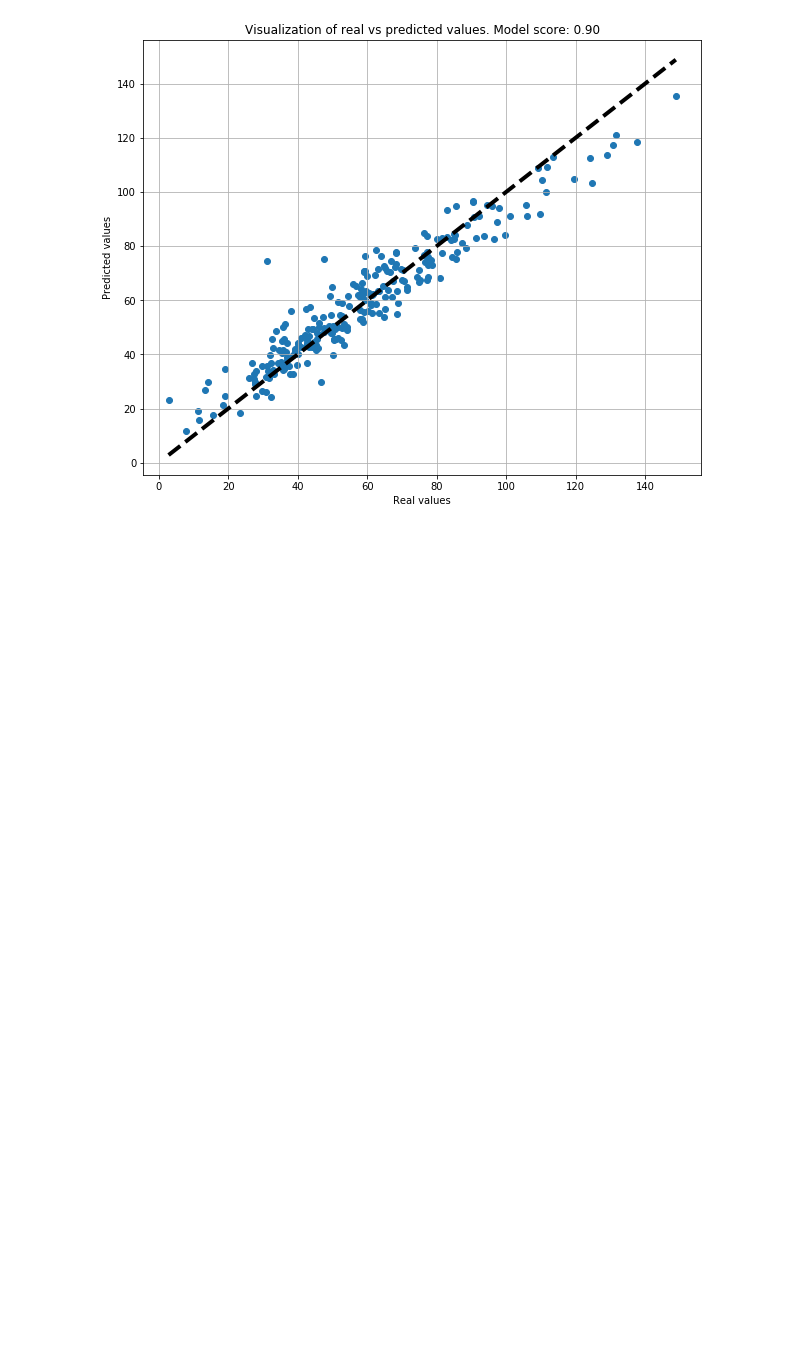
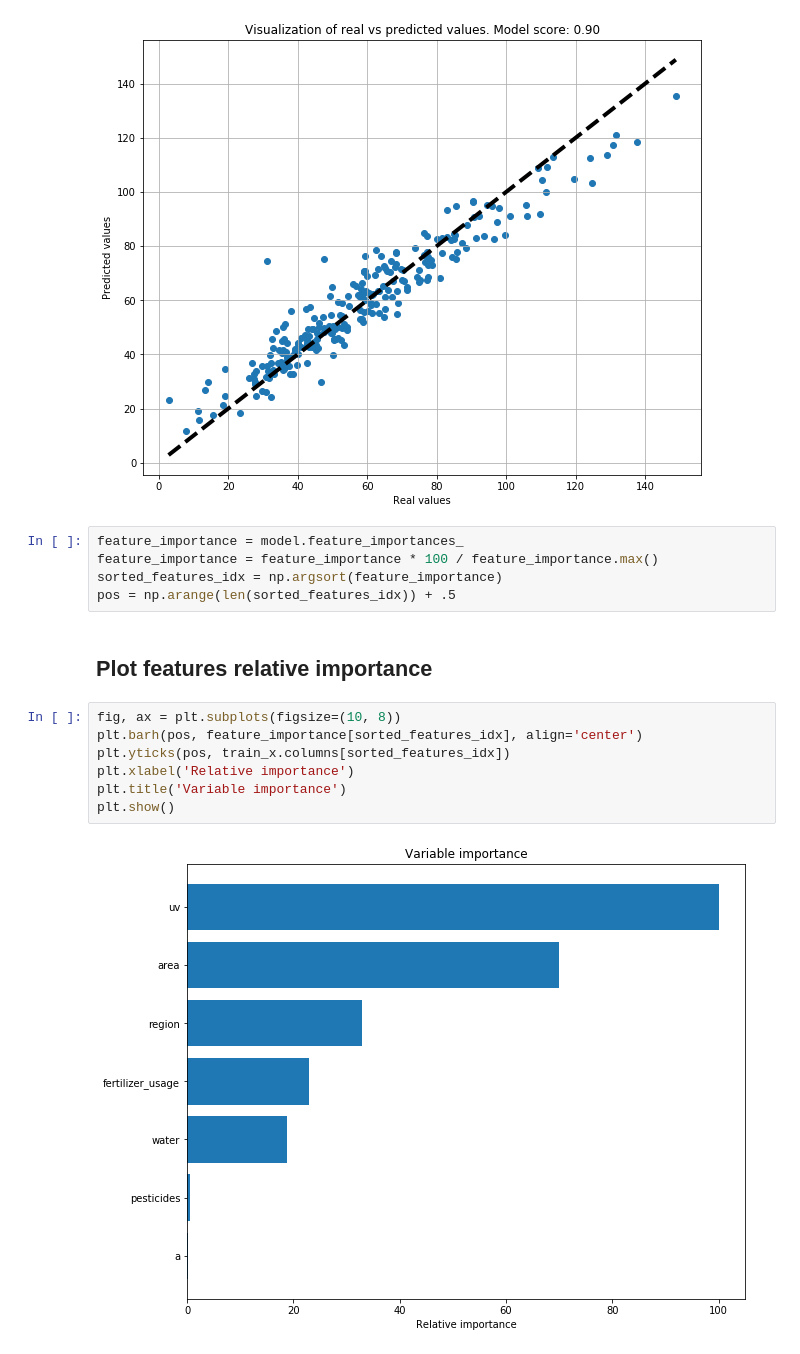
Before and after one commit to zakmatt/farming_analysis, a Jupyter notebook: farming_analysis.ipynb, the cells around one changed output. Cells and saved outputs as stored; diff of their text form; blank space fills up the shorter version.

Commit message:
add features importance plot

```diff
--- a/farming_analysis.ipynb
+++ b/farming_analysis.ipynb
@@ -423,4 +423,20 @@ plt.title('Visualization of real vs predicted values. Model score: {:.2f}'.forma
 plt.show()
 # %% [output]
 [figure]
+# %%
+feature_importance = model.feature_importances_
+feature_importance = feature_importance * 100 / feature_importance.max()
+sorted_features_idx = np.argsort(feature_importance)
+pos = np.arange(len(sorted_features_idx)) + .5
+# %% [markdown]
+## Plot features relative importance
+# %%
+fig, ax = plt.subplots(figsize=(10, 8))
+plt.barh(pos, feature_importance[sorted_features_idx], align='center')
+plt.yticks(pos, train_x.columns[sorted_features_idx])
+plt.xlabel('Relative importance')
+plt.title('Variable importance')
+plt.show()
+# %% [output]
+[figure, added]
 # %% [markdown]
```
Also changed, not shown: parts of 2 cells of this notebook.
